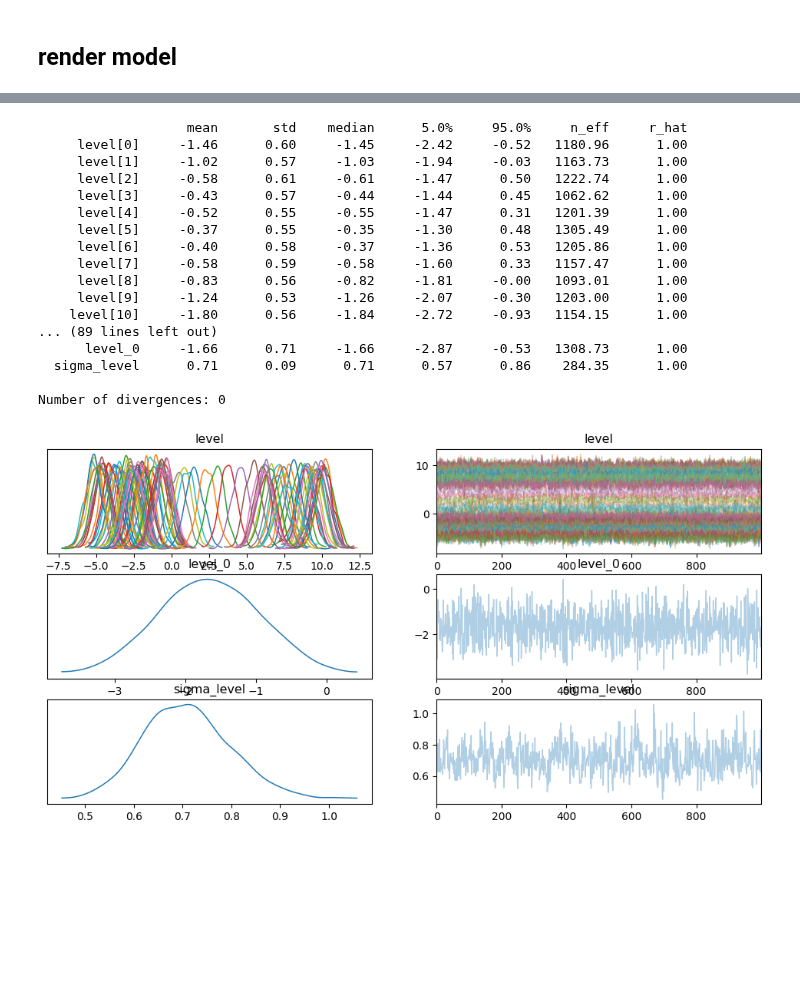
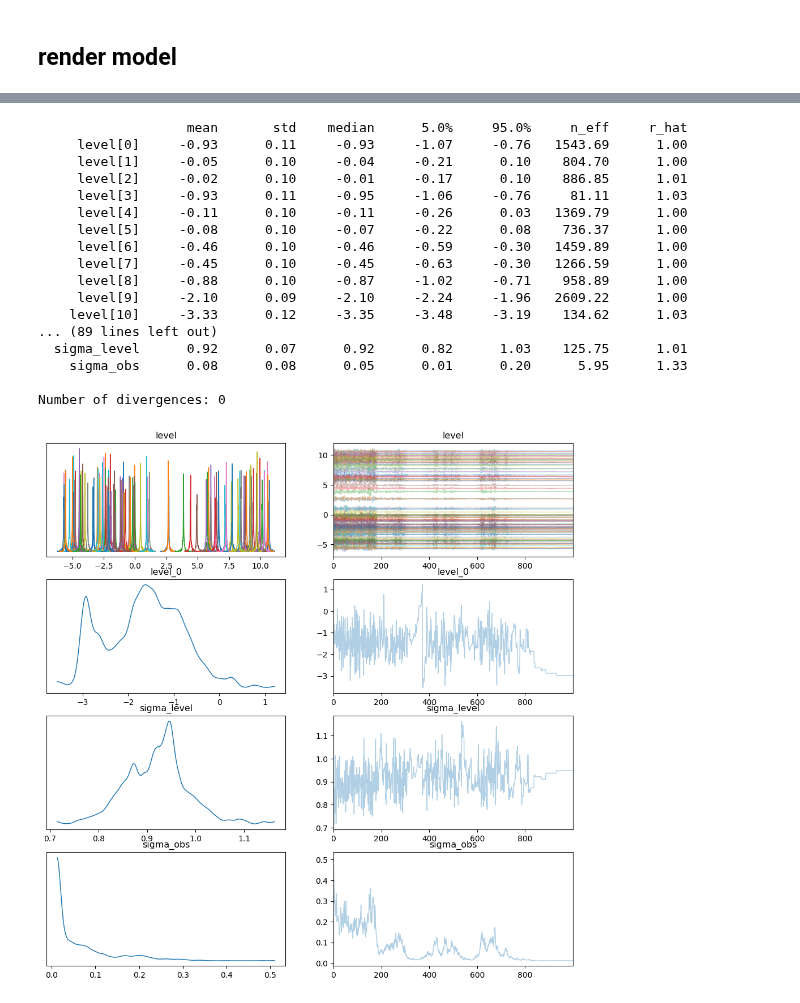
Before and after one commit to banditkings/learning-causal-impact, a Jupyter notebook: notebooks/0.1-numpyro_scan.ipynb, the cells around one changed output, grey strips where cells are left out. Saved outputs shown, nothing was run; the diff lists cells and outputs as text; code cells hidden in the pictures; blank space fills up the shorter version.

```diff
--- a/notebooks/0.1-numpyro_scan.ipynb
+++ b/notebooks/0.1-numpyro_scan.ipynb
@@ -260,21 +258,22 @@ def local_level(y):
     # State space model parameters
     sigma_level = numpyro.sample("sigma_level", dist.HalfCauchy(1.0))
     sigma_obs = numpyro.sample("sigma_obs", dist.HalfCauchy(1.0))
-    level_0 = numpyro.sample("level_0", dist.Normal(y[0], 1.0))
+    # level_0 = numpyro.sample("level_0", dist.Normal(y[0], 1.0))
+    level_0 = y[0]
 
     def transition_fn(carry, t):
         level_t = carry
         # State Transition
         level_t = numpyro.sample(f"level", dist.Normal(level_t, sigma_level))
         # Observation equation
-        y_t = numpyro.sample("y", dist.Normal(level_t, 1.0))
+        y_t = numpyro.sample("y", dist.Normal(level_t, sigma_obs))
 
         return level_t, None
 
     N = y.shape[0]
-    with numpyro.handlers.condition(data={"y": y}):
+    with numpyro.handlers.condition(data={"y": y[1:]}):
         _, ys = scan(
-            transition_fn, init=level_0, xs=jnp.arange(0, N)
+            transition_fn, init=level_0, xs=jnp.arange(1, N)
         )
 # %% [markdown]
 Here we use the `condition` handler so that we only `scan` over all the values of `y` except for the first one, because we're using
@@ -302,10 +301,8 @@ rng_key_ = random.PRNGKey(0)
 # make an array of errors, and then we'll iterate over them
 errors = dist.Normal().sample(rng_key_, (T,))
 
-def simulate_local_level(carry, x):
-    current_level = carry
+def simulate_local_level(current_level, x):
     current_level = current_level + x
     return current_level, current_level
 
 final_state, y = scan(simulate_local_level, init=0, xs=errors)
-print(y)
@@ -347,27 +326,27 @@ mcmc.run(rng_key, y)
 mcmc.print_summary()
 # %% [output]
                    mean       std    median      5.0%     95.0%     n_eff     r_hat
-     level[0]     -1.46      0.60     -1.45     -2.42     -0.52   1180.96      1.00
-     level[1]     -1.02      0.57     -1.03     -1.94     -0.03   1163.73      1.00
-     level[2]     -0.58      0.61     -0.61     -1.47      0.50   1222.74      1.00
-     level[3]     -0.43      0.57     -0.44     -1.44      0.45   1062.62      1.00
-     level[4]     -0.52      0.55     -0.55     -1.47      0.31   1201.39      1.00
-     level[5]     -0.37      0.55     -0.35     -1.30      0.48   1305.49      1.00
-     level[6]     -0.40      0.58     -0.37     -1.36      0.53   1205.86      1.00
-     level[7]     -0.58      0.59     -0.58     -1.60      0.33   1157.47      1.00
-     level[8]     -0.83      0.56     -0.82     -1.81     -0.00   1093.01      1.00
-     level[9]     -1.24      0.53     -1.26     -2.07     -0.30   1203.00      1.00
-    level[10]     -1.80      0.56     -1.84     -2.72     -0.93   1154.15      1.00
+     level[0]     -0.93      0.11     -0.93     -1.07     -0.76   1543.69      1.00
+     level[1]     -0.05      0.10     -0.04     -0.21      0.10    804.70      1.00
+     level[2]     -0.02      0.10     -0.01     -0.17      0.10    886.85      1.01
+     level[3]     -0.93      0.11     -0.95     -1.06     -0.76     81.11      1.03
+     level[4]     -0.11      0.10     -0.11     -0.26      0.03   1369.79      1.00
+     level[5]     -0.08      0.10     -0.07     -0.22      0.08    736.37      1.00
+     level[6]     -0.46      0.10     -0.46     -0.59     -0.30   1459.89      1.00
+     level[7]     -0.45      0.10     -0.45     -0.63     -0.30   1266.59      1.00
+     level[8]     -0.88      0.10     -0.87     -1.02     -0.71    958.89      1.00
+     level[9]     -2.10      0.09     -2.10     -2.24     -1.96   2609.22      1.00
+    level[10]     -3.33      0.12     -3.35     -3.48     -3.19    134.62      1.03
 ... (89 lines left out)
-      level_0     -1.66      0.71     -1.66     -2.87     -0.53   1308.73      1.00
-  sigma_level      0.71      0.09      0.71      0.57      0.86    284.35      1.00
+  sigma_level      0.92      0.07      0.92      0.82      1.03    125.75      1.01
+    sigma_obs      0.08      0.08      0.05      0.01      0.20      5.95      1.33
 
 Number of divergences: 0
 # %%
 # useful plot
-az.plot_trace(mcmc, compact=True);
+az.plot_trace(mcmc, compact=True, figsize=(12,12));
 # %% [output]
-[figure, old version]
+[figure, new version]
 # %%
 # Get posterior samples
 samples = mcmc.get_samples()
```
Also changed, not shown: parts of 22 cells of this notebook, 2 other files.
